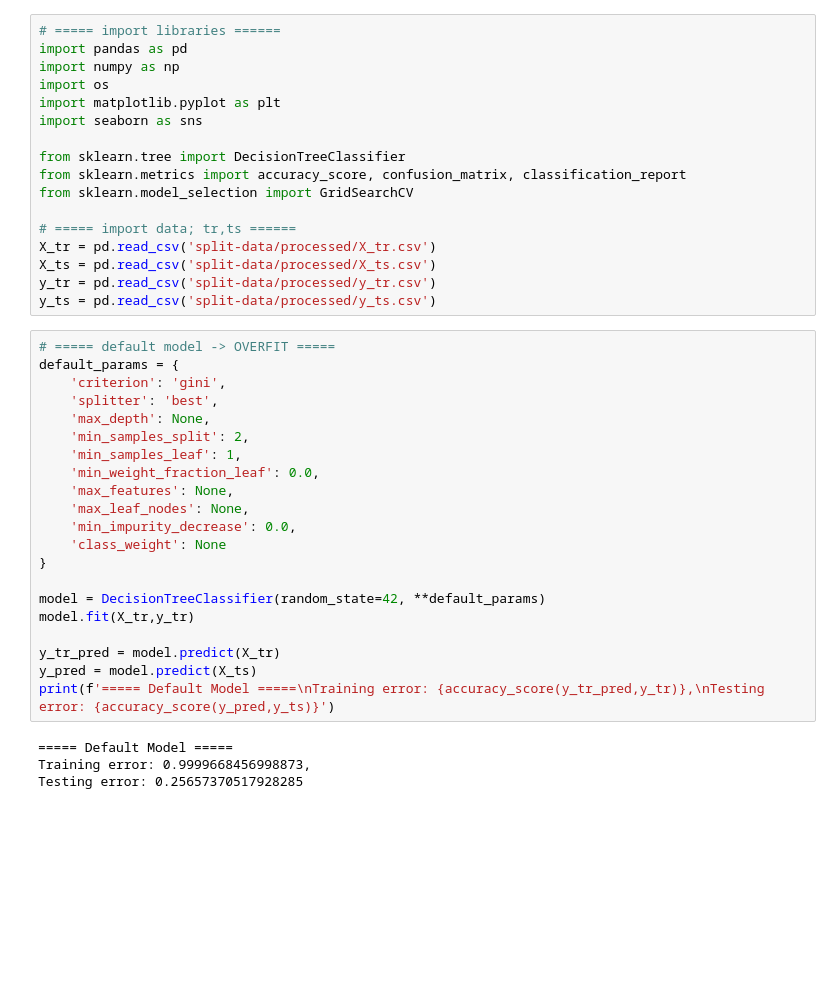
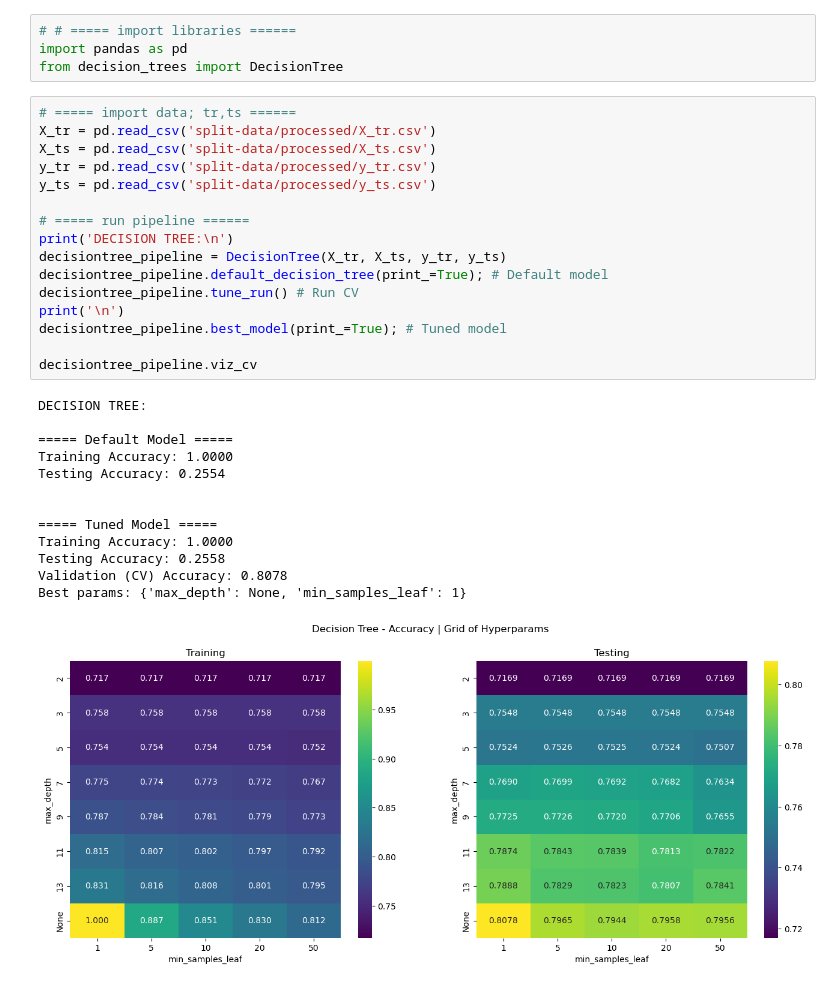
Before and after one commit to dimitris-markopoulos/trees-ensembles-neural-networks, a Jupyter notebook: 02_model_selection.ipynb, the cells around one changed output. Cells and saved outputs as stored; diff of their text form; blank space fills up the shorter version.

Commit message:
added decision tree pipeline for tuning + viz

```diff
--- a/02_model_selection.ipynb
+++ b/02_model_selection.ipynb
@@ -1,42 +1,34 @@
+# %%
+# # ===== import libraries ======
+import pandas as pd
+from decision_trees import DecisionTree
 # %%
-# ===== import libraries ======
-import pandas as pd
-import numpy as np
-import os
-import matplotlib.pyplot as plt
-import seaborn as sns
-
-from sklearn.tree import DecisionTreeClassifier
-from sklearn.metrics import accuracy_score, confusion_matrix, classification_report
-from sklearn.model_selection import GridSearchCV
-
 # ===== import data; tr,ts ======
 X_tr = pd.read_csv('split-data/processed/X_tr.csv')
 X_ts = pd.read_csv('split-data/processed/X_ts.csv')
 y_tr = pd.read_csv('split-data/processed/y_tr.csv')
 y_ts = pd.read_csv('split-data/processed/y_ts.csv')
+
+# ===== run pipeline ======
+print('DECISION TREE:\n')
+decisiontree_pipeline = DecisionTree(X_tr, X_ts, y_tr, y_ts)
+decisiontree_pipeline.default_decision_tree(print_=True); # Default model
+decisiontree_pipeline.tune_run() # Run CV
+print('\n')
+decisiontree_pipeline.best_model(print_=True); # Tuned model
+
+decisiontree_pipeline.viz_cv
+# %% [output]
+DECISION TREE:
+
+===== Default Model =====
+Training Accuracy: 1.0000
+Testing Accuracy: 0.2554
+
+
+===== Tuned Model =====
+Training Accuracy: 1.0000
+Testing Accuracy: 0.2558
+Validation (CV) Accuracy: 0.8078
+Best params: {'max_depth': None, 'min_samples_leaf': 1}
+[figure, added]
-# %%
-# ===== default model -> OVERFIT =====
-default_params = {
-    'criterion': 'gini',
-    'splitter': 'best',
-    'max_depth': None,
-    'min_samples_split': 2,
-    'min_samples_leaf': 1,
-    'min_weight_fraction_leaf': 0.0,
-    'max_features': None,
-    'max_leaf_nodes': None,
-    'min_impurity_decrease': 0.0,
-    'class_weight': None
-}
-
-model = DecisionTreeClassifier(random_state=42, **default_params)
-model.fit(X_tr,y_tr)
-
-y_tr_pred = model.predict(X_tr)
-y_pred = model.predict(X_ts)
-print(f'===== Default Model =====\nTraining error: {accuracy_score(y_tr_pred,y_tr)},\nTesting error: {accuracy_score(y_pred,y_ts)}')
-# %% [output]
-===== Default Model =====
-Training error: 0.9999668456998873,
-Testing error: 0.25657370517928285
```
Also changed, not shown: parts of 1 cell of this notebook, 2 other files.
